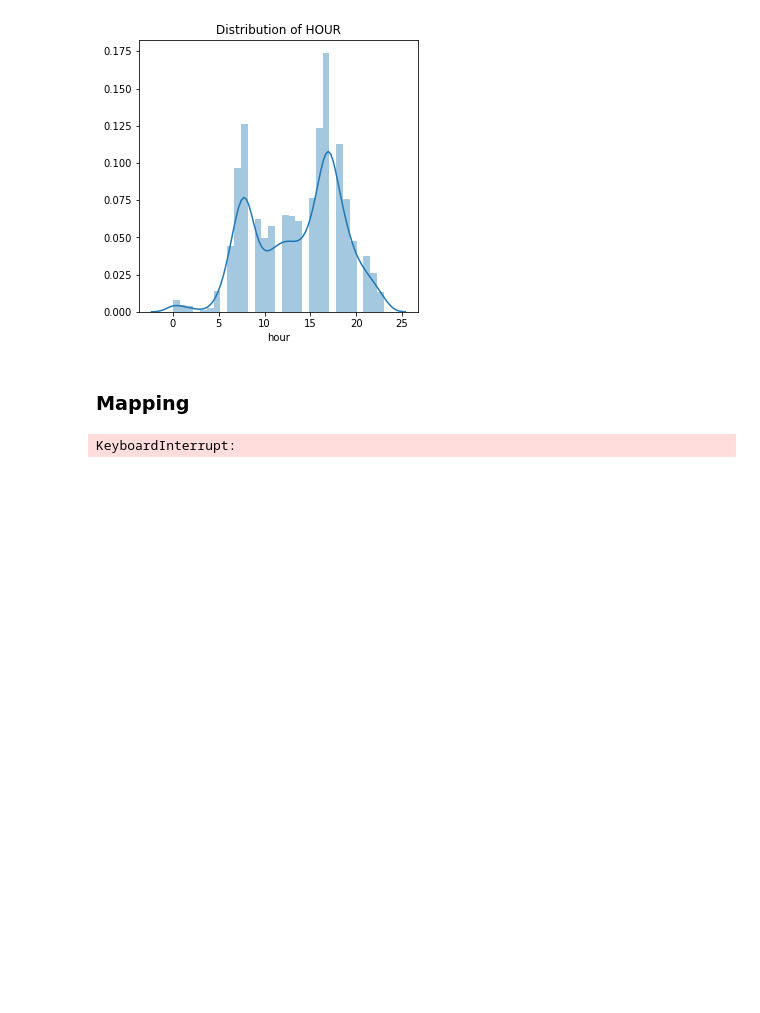
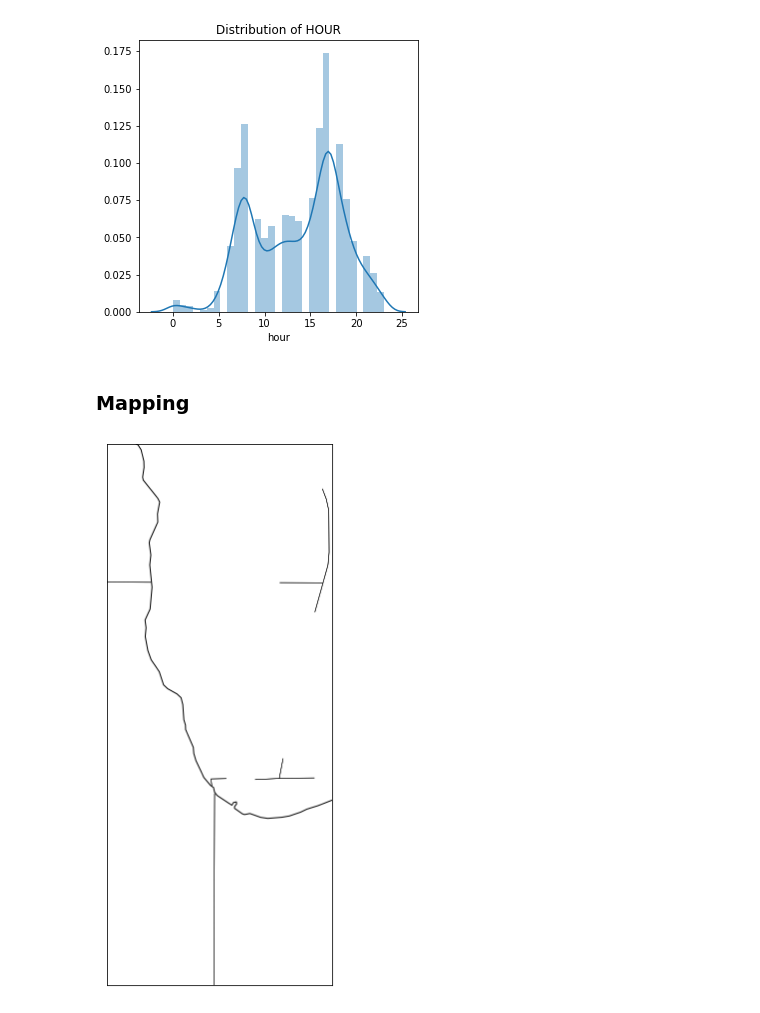
Before and after one commit to mickey-is-codin/data-science, a Jupyter notebook: Kaggle/Divvy/EDA.ipynb, the cells around one changed output. Cells and saved outputs as stored; diff of their text form; code cells hidden in the pictures; blank space fills up the shorter version.

Commit message:
Set up basemap on mac and got basemap cell starting to work

```diff
--- a/Kaggle/Divvy/EDA.ipynb
+++ b/Kaggle/Divvy/EDA.ipynb
@@ -135,26 +137,31 @@ for target in dist_targets:
 # %%
 '''
 [[[-87.8034536878,41.7820578242],[-87.5864737073,41.7820578242],[-87.5864737073,42.02302188],[-87.8034536878,42.02302188],[-87.8034536878,41.7820578242]]]
 '''
 
-ll_lon = -85
-ll_lat = 45
+ll_lon = -88
+ll_lat = 41
 
-ur_lon = -80
-ur_lat = 40
+ur_lon = -87
+ur_lat = 43
 
+plt.figure(figsize=(10,10))
+
+# Generate the basemap
 map = Basemap(
     projection='mill',
-#     llcrnrlon=ll_lon,
-#     llcrnrlat=ll_lat,
-#     urcrnrlon=ur_lon,
-#     urcrnrlat=ur_lat,
-    resolution='c'
+    llcrnrlon=ll_lon,
+    llcrnrlat=ll_lat,
+    urcrnrlon=ur_lon,
+    urcrnrlat=ur_lat,
+    resolution='h'
 )
 map.drawcoastlines()
 map.drawcountries()
 map.drawstates()
 
+# Scatter data over top of the basemap
+
 plt.show()
 # %% [output]
-KeyboardInterrupt:
+[figure, added]
```
Also changed, not shown: parts of 1 cell of this notebook.
